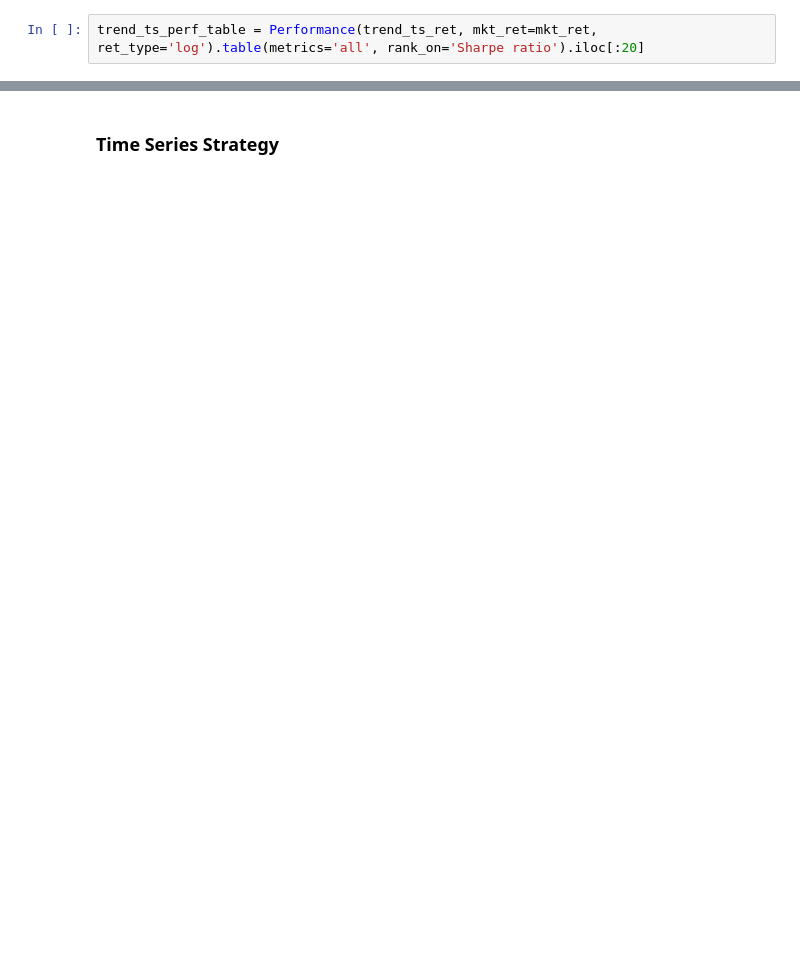
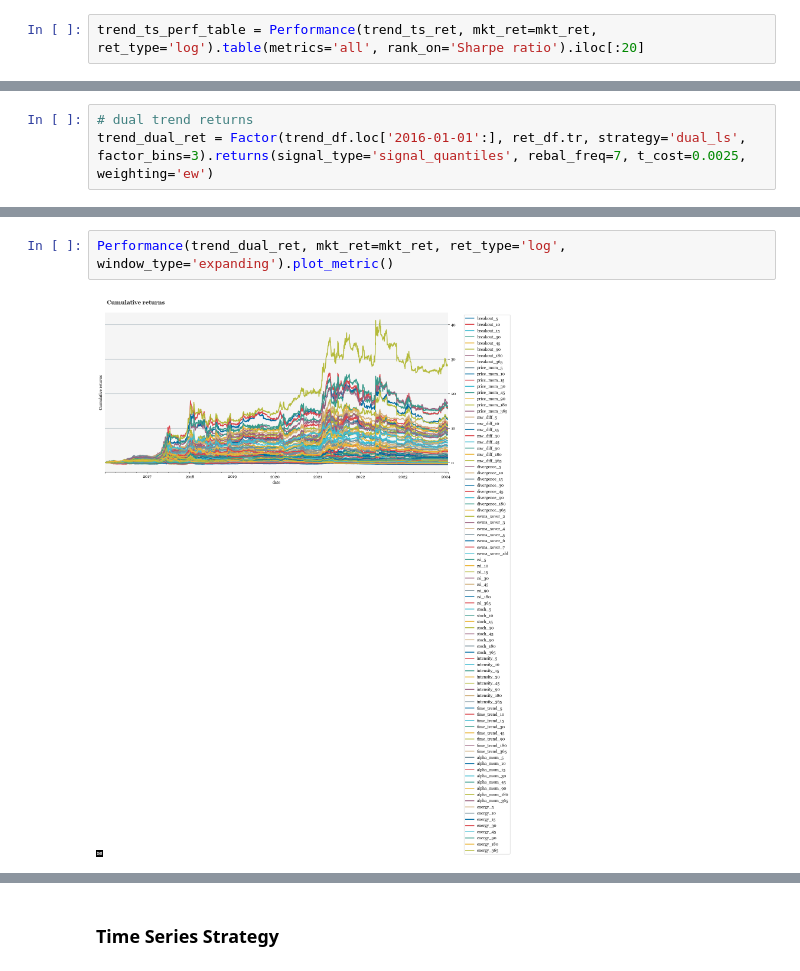
Before and after one commit to systamental/factorlab, a Jupyter notebook: notebooks/trend_factor_analysis.ipynb, the cells around one changed output, grey strips where cells are left out. Saved outputs shown, nothing was run; the diff lists cells and outputs as text; blank space fills up the shorter version.

```diff
--- a/notebooks/trend_factor_analysis.ipynb
+++ b/notebooks/trend_factor_analysis.ipynb
@@ -389,0 +587,3 @@ Performance(trend_cs_ret, mkt_ret=mkt_ret, ret_type='log').plot_metric()
+# %%
+# dual trend returns
+trend_dual_ret = Factor(trend_df.loc['2016-01-01':], ret_df.tr, strategy='dual_ls', factor_bins=3).returns(signal_type='signal_quantiles', rebal_freq=7, t_cost=0.0025, weighting='ew')
@@ -389,0 +608,4 @@ Performance(trend_cs_ret, mkt_ret=mkt_ret, ret_type='log').plot_metric()
+# %%
+Performance(trend_dual_ret, mkt_ret=mkt_ret, ret_type='log', window_type='expanding').plot_metric()
+# %% [output]
+[figure, added]
```
Also changed, not shown: parts of 112 cells of this notebook.
